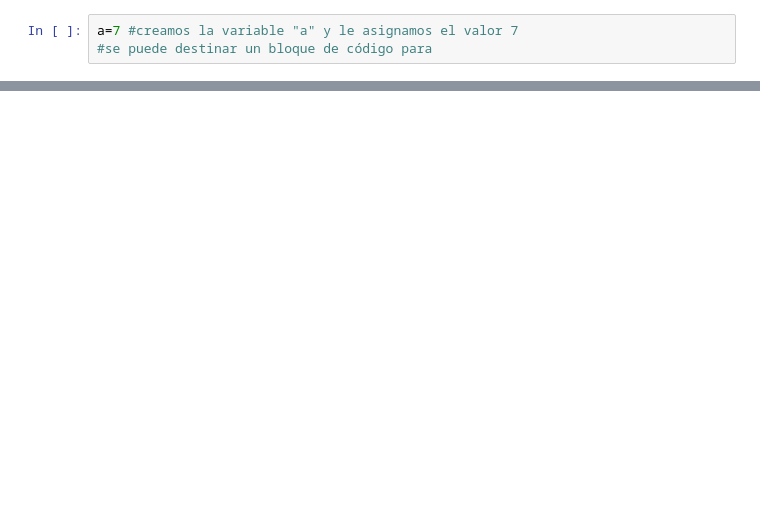
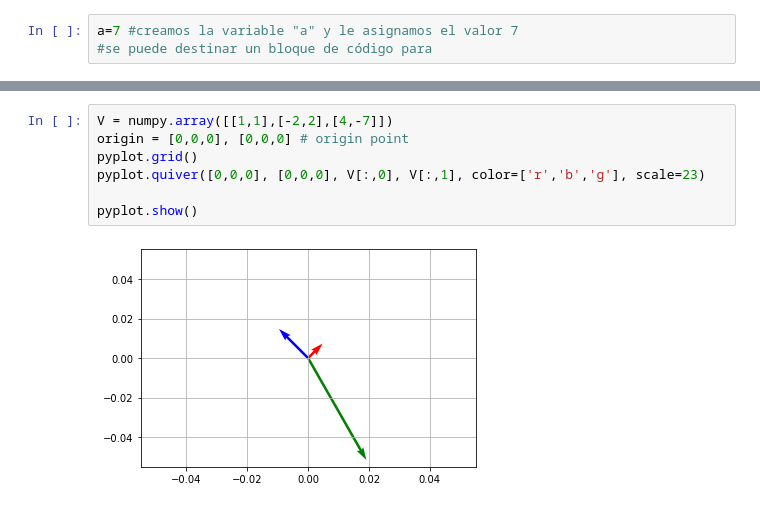
Before and after one commit to EmanuelDri/Enunciado-RLC, a Jupyter notebook: TP_RLC.ipynb, the cells around one changed output, grey strips where cells are left out. Saved outputs shown, nothing was run; the diff lists cells and outputs as text; blank space fills up the shorter version.

```diff
--- a/TP_RLC.ipynb
+++ b/TP_RLC.ipynb
@@ -17,0 +126,9 @@ En el bloque de abajo
+# %%
+V = numpy.array([[1,1],[-2,2],[4,-7]])
+origin = [0,0,0], [0,0,0] # origin point
+pyplot.grid()
+pyplot.quiver([0,0,0], [0,0,0], V[:,0], V[:,1], color=['r','b','g'], scale=23)
+
+pyplot.show()
+# %% [output]
+[figure, added]
```
Also changed, not shown: parts of 22 cells of this notebook.
